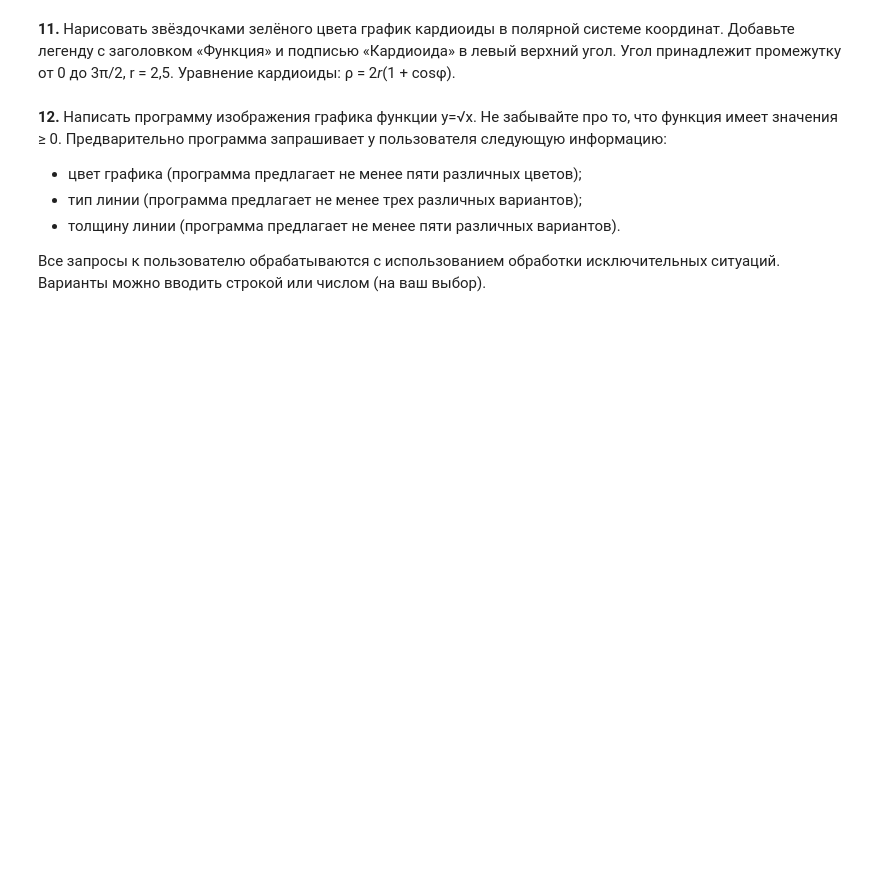
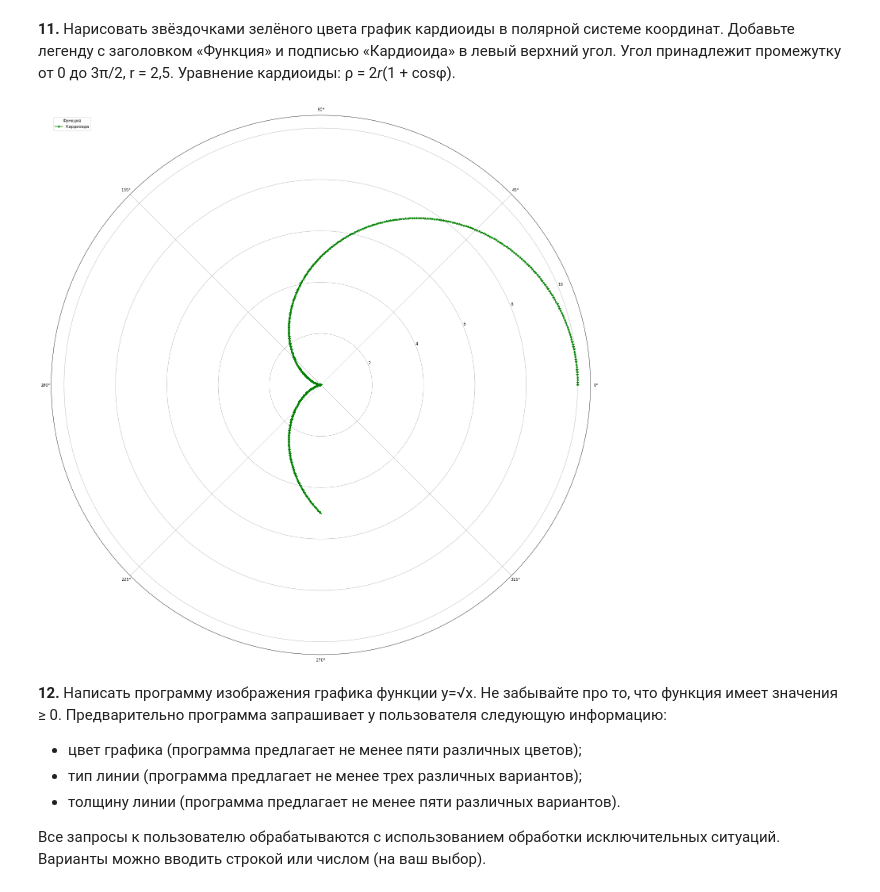
Before and after one commit to Strafred/vyatkaretto, a Jupyter notebook: lab_5/Lab_Python_5_PMI.ipynb, the cells around one changed output. Cells and saved outputs as stored; diff of their text form; code cells hidden in the pictures; blank space fills up the shorter version.

```diff
--- a/lab_5/Lab_Python_5_PMI.ipynb
+++ b/lab_5/Lab_Python_5_PMI.ipynb
@@ -331,6 +335,15 @@ else:
 # %% [markdown]
 **11.** Нарисовать звёздочками зелёного цвета график кардиоиды в полярной системе координат. Добавьте легенду с заголовком «Функция» и подписью «Кардиоида» в левый верхний угол.
 Угол принадлежит промежутку от 0 до 3π/2, r = 2,5. Уравнение кардиоиды: ρ = 2*r*(1 + cosφ).
+# %%
+plt.figure(figsize=(25, 25))
+phi = np.arange(0, 3 * np.pi / 2, 0.01)
+r = 2.5
+plt.polar(phi, 2 * r * (1 + np.cos(phi)), color ='green', marker = '*')
+plt.legend(["Кардиоида"], title='Функция', loc='upper left')
+plt.show()
+# %% [output]
+[figure, added]
 # %% [markdown]
 **12.** Написать программу изображения графика функции y=√x. Не забывайте про то, что функция имеет значения ≥ 0. Предварительно программа запрашивает у пользователя следующую информацию:
 
```
Also changed, not shown: parts of 9 cells of this notebook, 2 other files.
